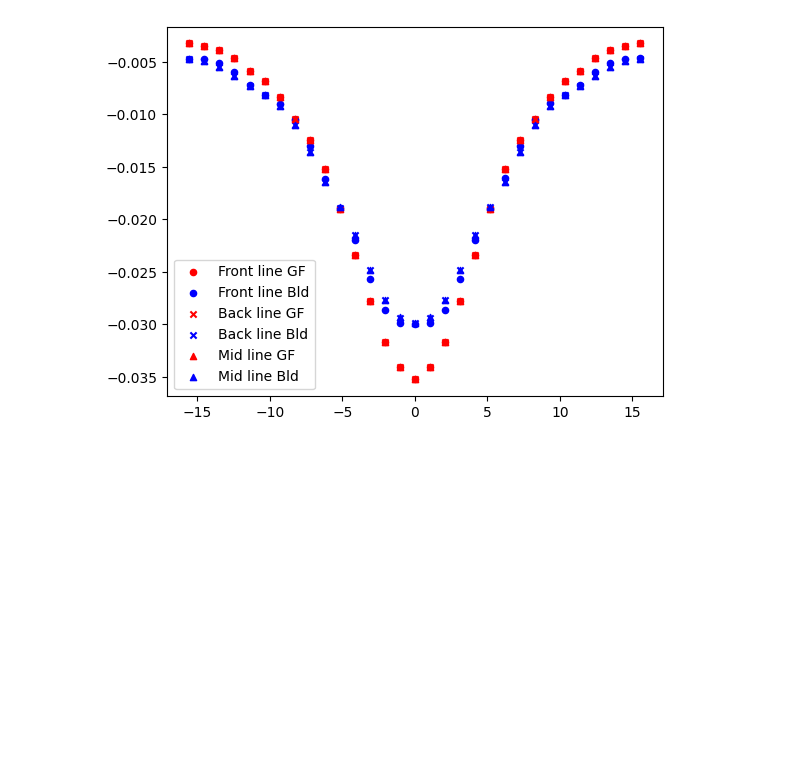
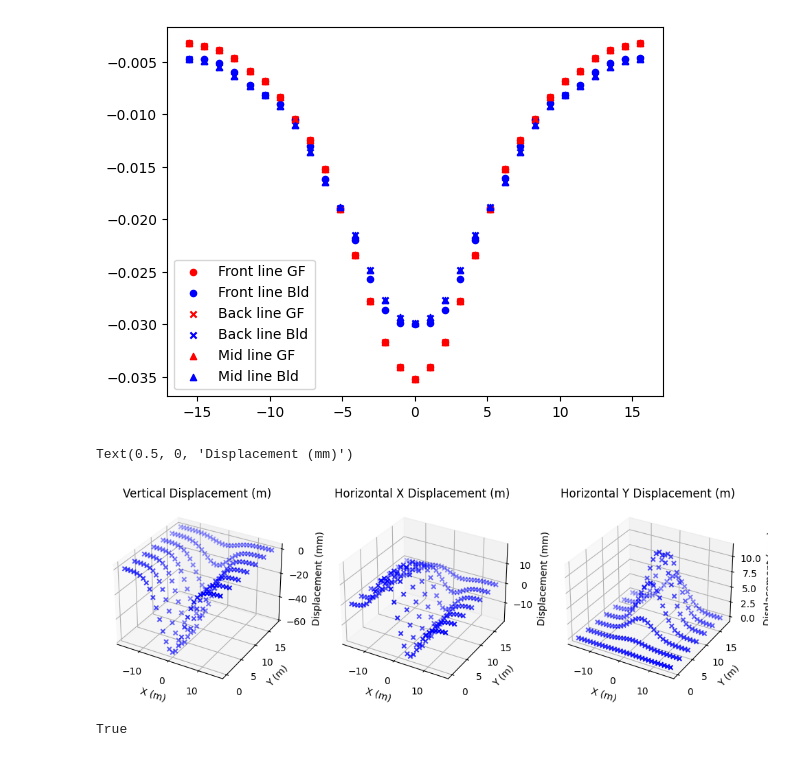
Before and after one commit to jinyan1214/ASREp, a Jupyter notebook: Examples/3DFrames/3DFrames.ipynb, the cells around one changed output. Drawn from its saved outputs; the diff is of its cells as text; code cells hidden in the pictures; blank space fills up the shorter version.

Commit message:
Add 3D greenfield ground deformation model

```diff
--- a/Examples/3DFrames/3DFrames.ipynb
+++ b/Examples/3DFrames/3DFrames.ipynb
@@ -374,3 +391,43 @@ plt.legend()
 # %% [output]
 <matplotlib.legend.Legend at 0x...>
 [figure]
+# %%
+# Run analysis using a 3D ground deformation model
+vl = 2.0/100
+d = 6.0
+z0 = 7.9
+ys = 2 * b * mq
+yf = -10 * b * mq
+k = 0.5
+delta = 0.3
+dispX_gf, dispY_gf, dispZ_gf = gdm.ground_disp_Zhao_2023(
+    footing_coord_x, footing_coord_y, footing_coord_z,
+    vl, d, z0, ys, yf, k, delta
+)
+
+# plot vertical displacements
+fig, axes = plt.subplots(nrows=1, ncols=3,
+                            figsize=(12, 4),
+                            subplot_kw={'projection': '3d'})
+axes[0].scatter(footing_coord_x, footing_coord_y, dispZ_gf*1000, c='b', marker='x', label='Greenfield')
+axes[0].set_title('Vertical Displacement (m)')
+axes[0].set_xlabel('X (m)')
+axes[0].set_ylabel('Y (m)')
+axes[0].set_zlabel('Displacement (mm)')
+axes[1].scatter(footing_coord_x, footing_coord_y, dispX_gf*1000, c='b', marker='x', label='Greenfield')
+axes[1].set_title('Horizontal X Displacement (m)')
+axes[1].set_xlabel('X (m)')
+axes[1].set_ylabel('Y (m)')
+axes[1].set_zlabel('Displacement (mm)')
+axes[2].scatter(footing_coord_x, footing_coord_y, dispY_gf*1000, c='b', marker='x', label='Greenfield')
+axes[2].set_title('Horizontal Y Displacement (m)')
+axes[2].set_xlabel('X (m)')
+axes[2].set_ylabel('Y (m)')
+axes[2].set_zlabel('Displacement (mm)')
+# %% [output]
+Text(0.5, 0, 'Displacement (mm)')
+[figure, added]
+# %%
+model_el.run_model(dispX_gf, dispY_gf, dispZ_gf, 'disp')
+# %% [output]
+True
```
Also changed, not shown: parts of 7 cells of this notebook, 1 other file.
